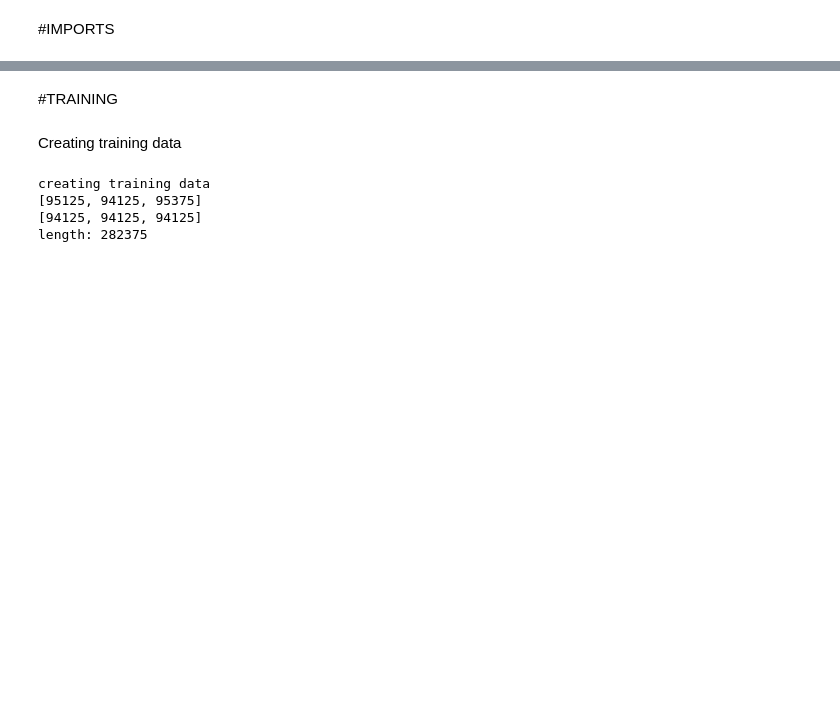
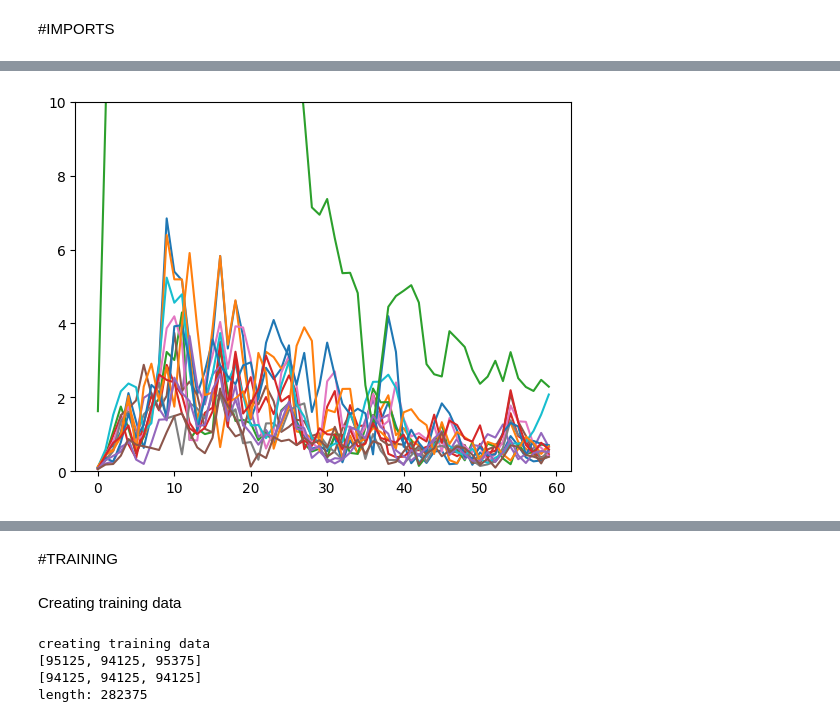
Before and after one commit to Guru2308/PR-CIA, a Jupyter notebook: BCI.ipynb, the cells around one changed output, grey strips where cells are left out. Saved outputs shown, nothing was run; the diff lists cells and outputs as text; code cells hidden in the pictures; blank space fills up the shorter version.

```diff
--- a/BCI.ipynb
+++ b/BCI.ipynb
@@ -22 +47,19 @@ import time
+# %%
+import numpy as np
+import matplotlib.pyplot as plt
+
+# Load the numpy data
+d = np.load("/content/gdrive/MyDrive/model_data/data/left/1572878065.npy")
+
+# Plot the data
+for channel in d[0]:
+    plt.plot(channel)
+
+# Set y-axis limits
+plt.ylim(0, 10)
+
+# Show the image
+plt.show()
+# %% [output]
+[figure, added]
 # %%
```
Also changed, not shown: parts of 23 cells of this notebook.
